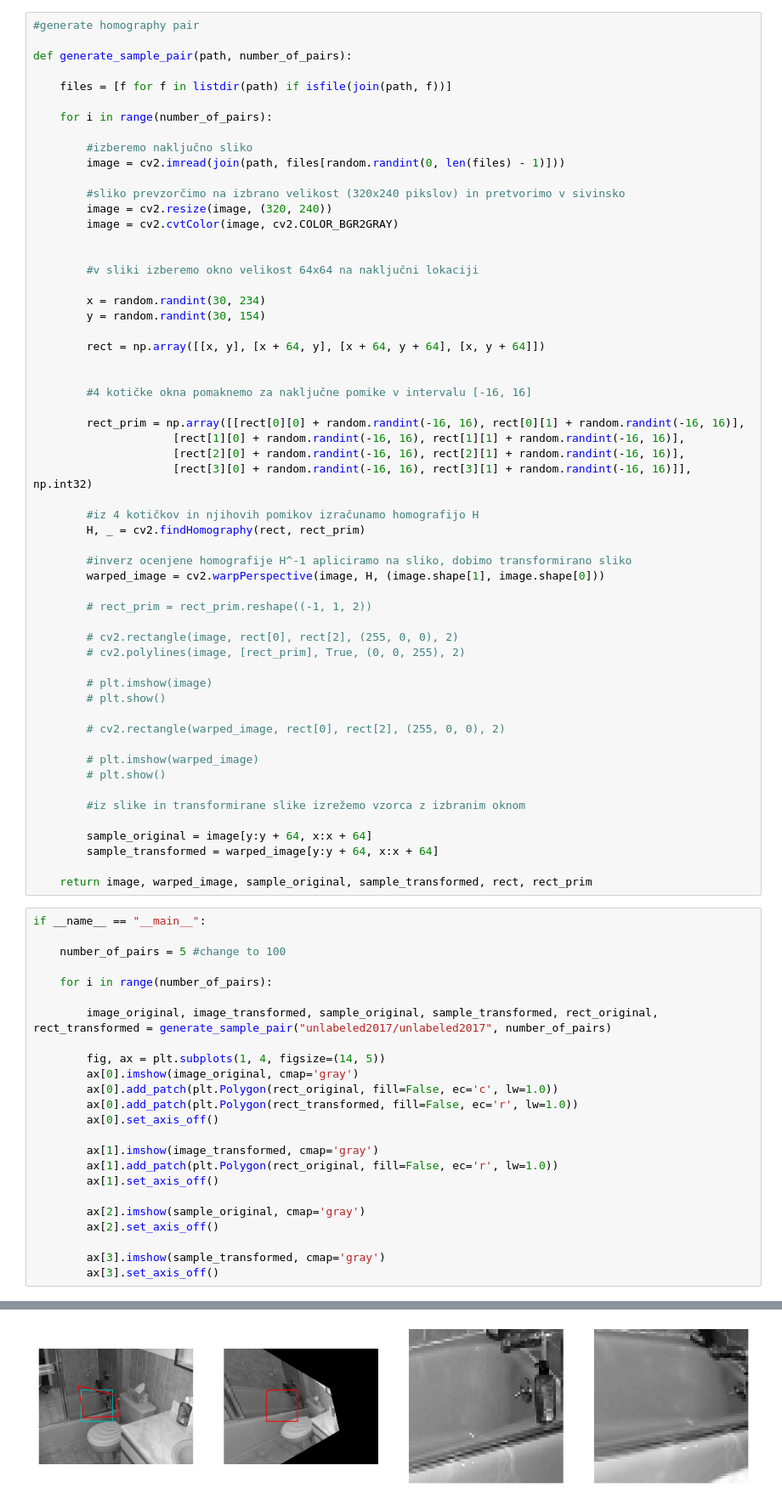
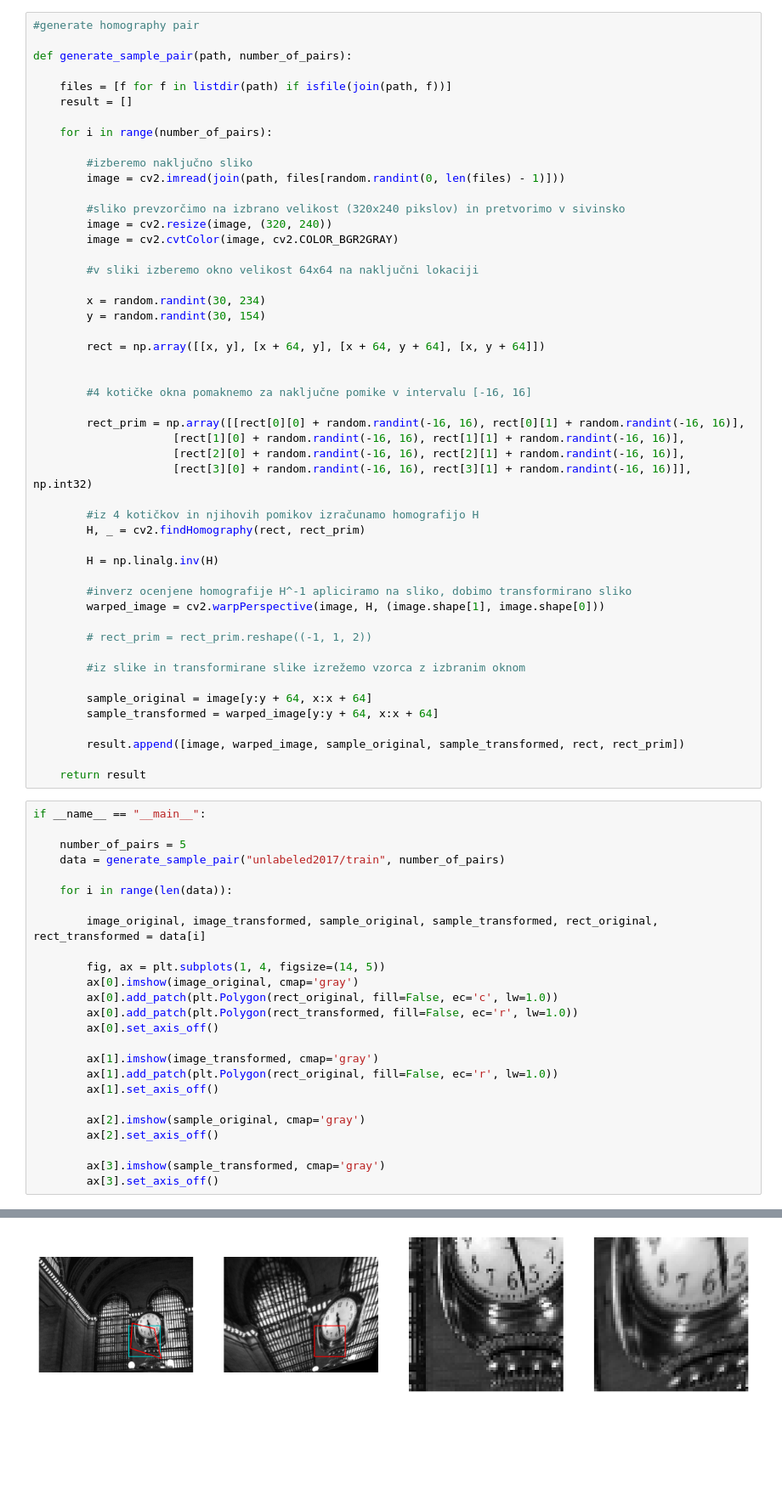
Before and after one commit to vstevanoska/homography_estimation, a Jupyter notebook: ocenjevanje_homografije.ipynb, the cells around one changed output, grey strips where cells are left out. Shown at 85% size. Drawn from its saved outputs; the diff is of its cells as text; blank space fills up the shorter version.

```diff
--- a/ocenjevanje_homografije.ipynb
+++ b/ocenjevanje_homografije.ipynb
@@ -18,6 +25,7 @@ np.set_printoptions(threshold=sys.maxsize)
 def generate_sample_pair(path, number_of_pairs):
 
     files = [f for f in listdir(path) if isfile(join(path, f))]
+    result = []
 
     for i in range(number_of_pairs):
 
@@ -27,7 +35,6 @@ def generate_sample_pair(path, number_of_pairs):
         #sliko prevzorčimo na izbrano velikost (320x240 pikslov) in pretvorimo v sivinsko
         image = cv2.resize(image, (320, 240))
         image = cv2.cvtColor(image, cv2.COLOR_BGR2GRAY)
-
 
         #v sliki izberemo okno velikost 64x64 na naključni lokaciji
 
@@ -47,36 +54,30 @@ def generate_sample_pair(path, number_of_pairs):
         #iz 4 kotičkov in njihovih pomikov izračunamo homografijo H
         H, _ = cv2.findHomography(rect, rect_prim)
 
+        H = np.linalg.inv(H)
+
         #inverz ocenjene homografije H^-1 apliciramo na sliko, dobimo transformirano sliko
         warped_image = cv2.warpPerspective(image, H, (image.shape[1], image.shape[0]))
 
         # rect_prim = rect_prim.reshape((-1, 1, 2))
-
-        # cv2.rectangle(image, rect[0], rect[2], (255, 0, 0), 2)
-        # cv2.polylines(image, [rect_prim], True, (0, 0, 255), 2)
-
-        # plt.imshow(image)
-        # plt.show()
-
-        # cv2.rectangle(warped_image, rect[0], rect[2], (255, 0, 0), 2)
-
-        # plt.imshow(warped_image)
-        # plt.show()
 
         #iz slike in transformirane slike izrežemo vzorca z izbranim oknom
 
         sample_original = image[y:y + 64, x:x + 64]
         sample_transformed = warped_image[y:y + 64, x:x + 64]
 
-    return image, warped_image, sample_original, sample_transformed, rect, rect_prim
+        result.append([image, warped_image, sample_original, sample_transformed, rect, rect_prim])
+
+    return result
 # %%
 if __name__ == "__main__":
 
-    number_of_pairs = 5 #change to 100
+    number_of_pairs = 5
+    data = generate_sample_pair("unlabeled2017/train", number_of_pairs)
 
-    for i in range(number_of_pairs):
+    for i in range(len(data)):
 
-        image_original, image_transformed, sample_original, sample_transformed, rect_original, rect_transformed = generate_sample_pair("unlabeled2017/unlabeled2017", number_of_pairs)
+        image_original, image_transformed, sample_original, sample_transformed, rect_original, rect_transformed = data[i]
 
         fig, ax = plt.subplots(1, 4, figsize=(14, 5))
         ax[0].imshow(image_original, cmap='gray')
@@ -101 +102 @@ if __name__ == "__main__":
-[figure, old version]
+[figure, new version]
```
Also changed, not shown: parts of 16 cells of this notebook, 11 other files.
